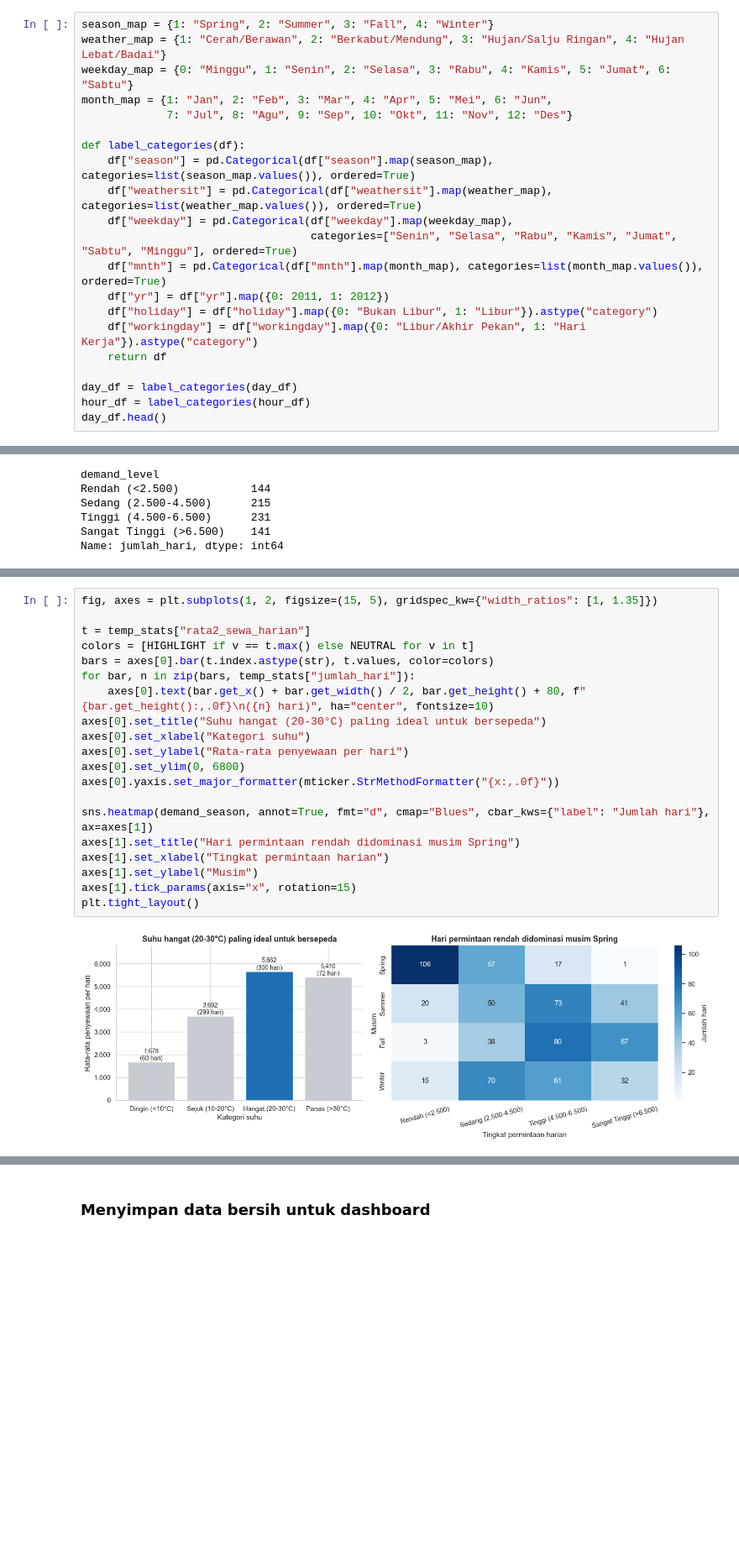
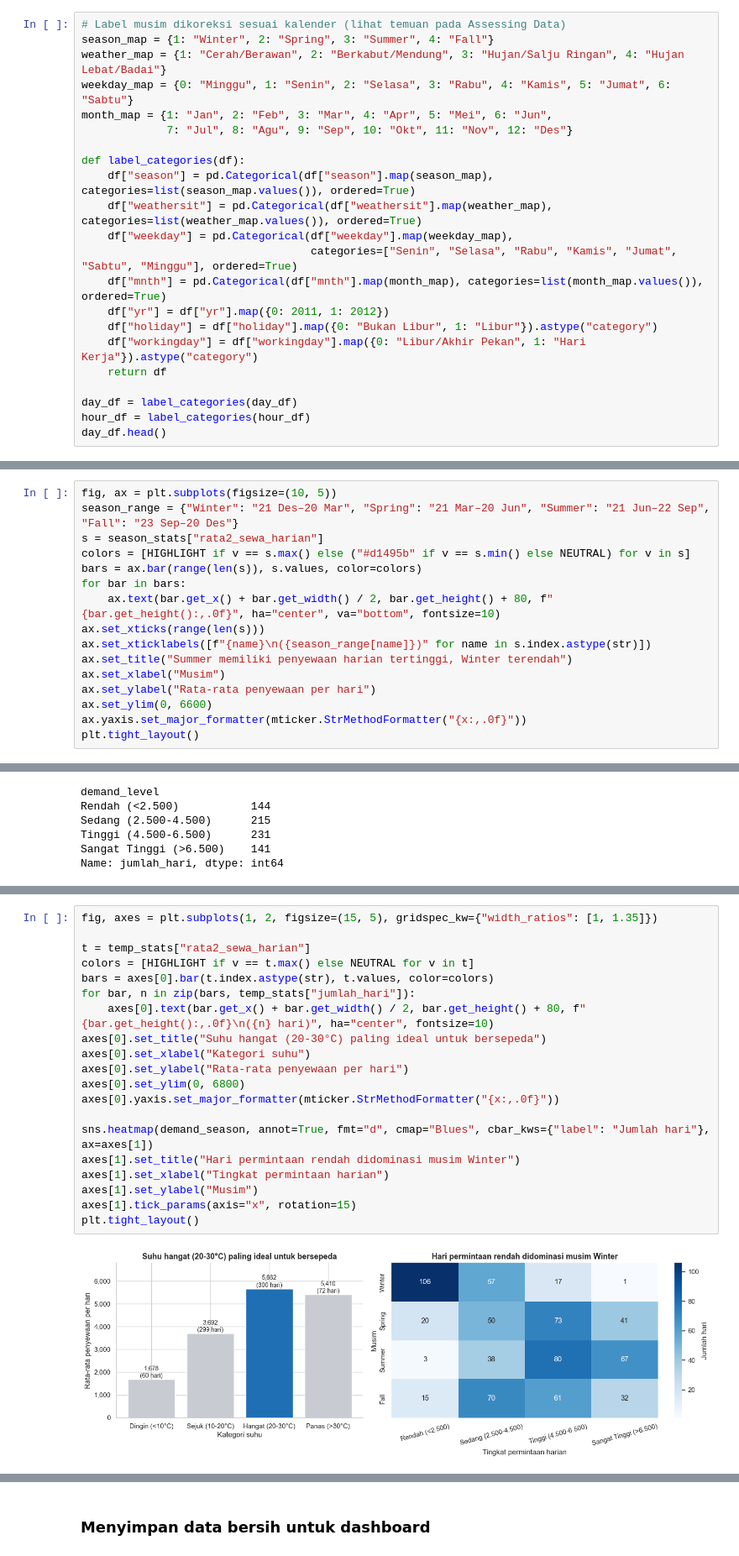
Before and after one commit to icaldisini/bike-sharing-dashboard, a Jupyter notebook: notebook.ipynb, the cells around one changed output, grey strips where cells are left out. Shown at 84% size. Drawn from its saved outputs; the diff is of its cells as text; blank space fills up the shorter version.

```diff
--- a/notebook.ipynb
+++ b/notebook.ipynb
@@ -354,5 +401,6 @@ Sisa hum = 0 / NaN pada hour_df: 0
 # %%
-season_map = {1: "Spring", 2: "Summer", 3: "Fall", 4: "Winter"}
+# Label musim dikoreksi sesuai kalender (lihat temuan pada Assessing Data)
+season_map = {1: "Winter", 2: "Spring", 3: "Summer", 4: "Fall"}
 weather_map = {1: "Cerah/Berawan", 2: "Berkabut/Mendung", 3: "Hujan/Salju Ringan", 4: "Hujan Lebat/Badai"}
 weekday_map = {0: "Minggu", 1: "Senin", 2: "Selasa", 3: "Rabu", 4: "Kamis", 5: "Jumat", 6: "Sabtu"}
 month_map = {1: "Jan", 2: "Feb", 3: "Mar", 4: "Apr", 5: "Mei", 6: "Jun",
@@ -742,0 +820,16 @@ plt.tight_layout()
+# %%
+fig, ax = plt.subplots(figsize=(10, 5))
+season_range = {"Winter": "21 Des–20 Mar", "Spring": "21 Mar–20 Jun", "Summer": "21 Jun–22 Sep", "Fall": "23 Sep–20 Des"}
+s = season_stats["rata2_sewa_harian"]
+colors = [HIGHLIGHT if v == s.max() else ("#d1495b" if v == s.min() else NEUTRAL) for v in s]
+bars = ax.bar(range(len(s)), s.values, color=colors)
+for bar in bars:
+    ax.text(bar.get_x() + bar.get_width() / 2, bar.get_height() + 80, f"{bar.get_height():,.0f}", ha="center", va="bottom", fontsize=10)
+ax.set_xticks(range(len(s)))
+ax.set_xticklabels([f"{name}\n({season_range[name]})" for name in s.index.astype(str)])
+ax.set_title("Summer memiliki penyewaan harian tertinggi, Winter terendah")
+ax.set_xlabel("Musim")
+ax.set_ylabel("Rata-rata penyewaan per hari")
+ax.set_ylim(0, 6600)
+ax.yaxis.set_major_formatter(mticker.StrMethodFormatter("{x:,.0f}"))
+plt.tight_layout()
@@ -930,25 +1043,25 @@ demand_season
 # %%
 fig, axes = plt.subplots(1, 2, figsize=(15, 5), gridspec_kw={"width_ratios": [1, 1.35]})
 
 t = temp_stats["rata2_sewa_harian"]
 colors = [HIGHLIGHT if v == t.max() else NEUTRAL for v in t]
 bars = axes[0].bar(t.index.astype(str), t.values, color=colors)
 for bar, n in zip(bars, temp_stats["jumlah_hari"]):
     axes[0].text(bar.get_x() + bar.get_width() / 2, bar.get_height() + 80, f"{bar.get_height():,.0f}\n({n} hari)", ha="center", fontsize=10)
 axes[0].set_title("Suhu hangat (20-30°C) paling ideal untuk bersepeda")
 axes[0].set_xlabel("Kategori suhu")
 axes[0].set_ylabel("Rata-rata penyewaan per hari")
 axes[0].set_ylim(0, 6800)
 axes[0].yaxis.set_major_formatter(mticker.StrMethodFormatter("{x:,.0f}"))
 
 sns.heatmap(demand_season, annot=True, fmt="d", cmap="Blues", cbar_kws={"label": "Jumlah hari"}, ax=axes[1])
-axes[1].set_title("Hari permintaan rendah didominasi musim Spring")
+axes[1].set_title("Hari permintaan rendah didominasi musim Winter")
 axes[1].set_xlabel("Tingkat permintaan harian")
 axes[1].set_ylabel("Musim")
 axes[1].tick_params(axis="x", rotation=15)
 plt.tight_layout()
 # %% [output]
-[figure, old version]
+[figure, new version]
 # %% [markdown]
 **Insight:**
 - **Segmen waktu (manual grouping):** pada hari kerja, segmen **Sore Sibuk (16–19)** memiliki rata-rata permintaan tertinggi (±415 sepeda/jam), disusul Pagi Sibuk (06–09). Pada hari libur, permintaan terkonsentrasi di segmen **Siang (10–15)**. Segmen **Dini Hari** adalah yang paling sepi di kedua tipe hari.
```
Also changed, not shown: parts of 52 cells of this notebook, 4 other files.
